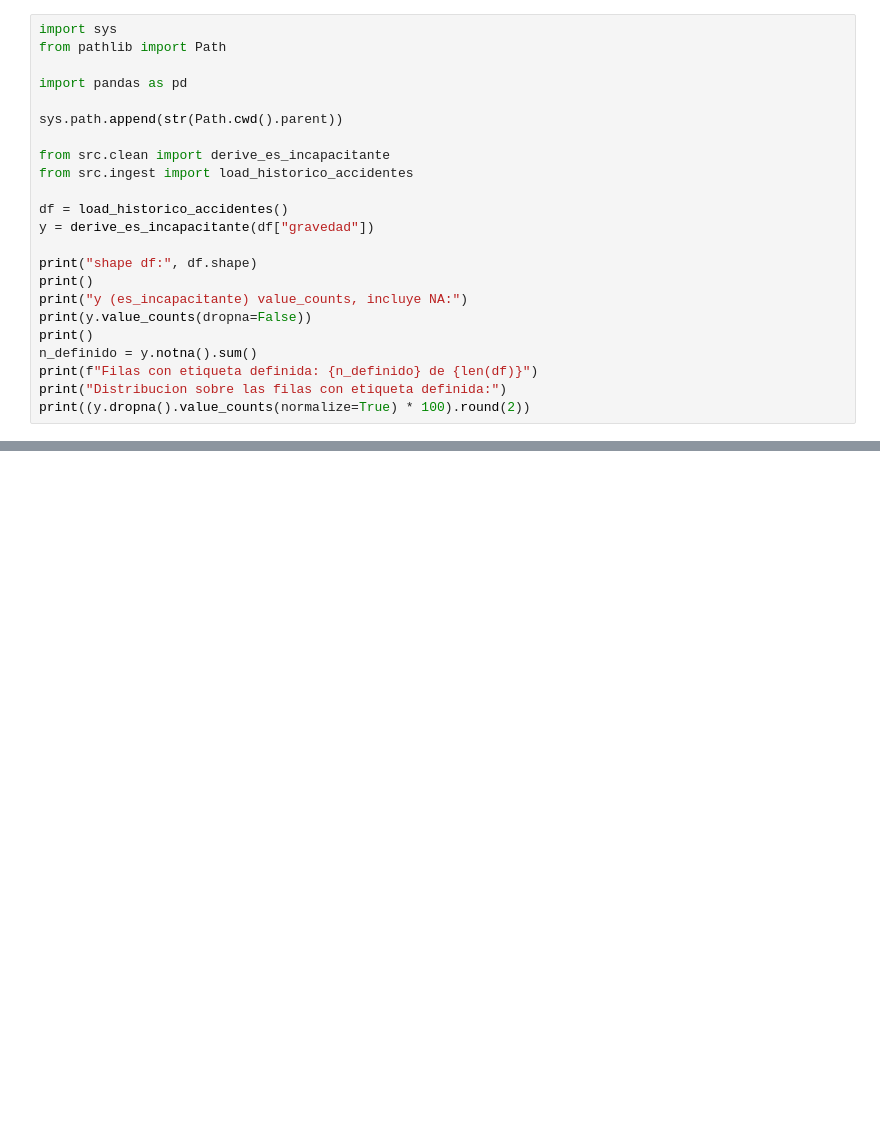
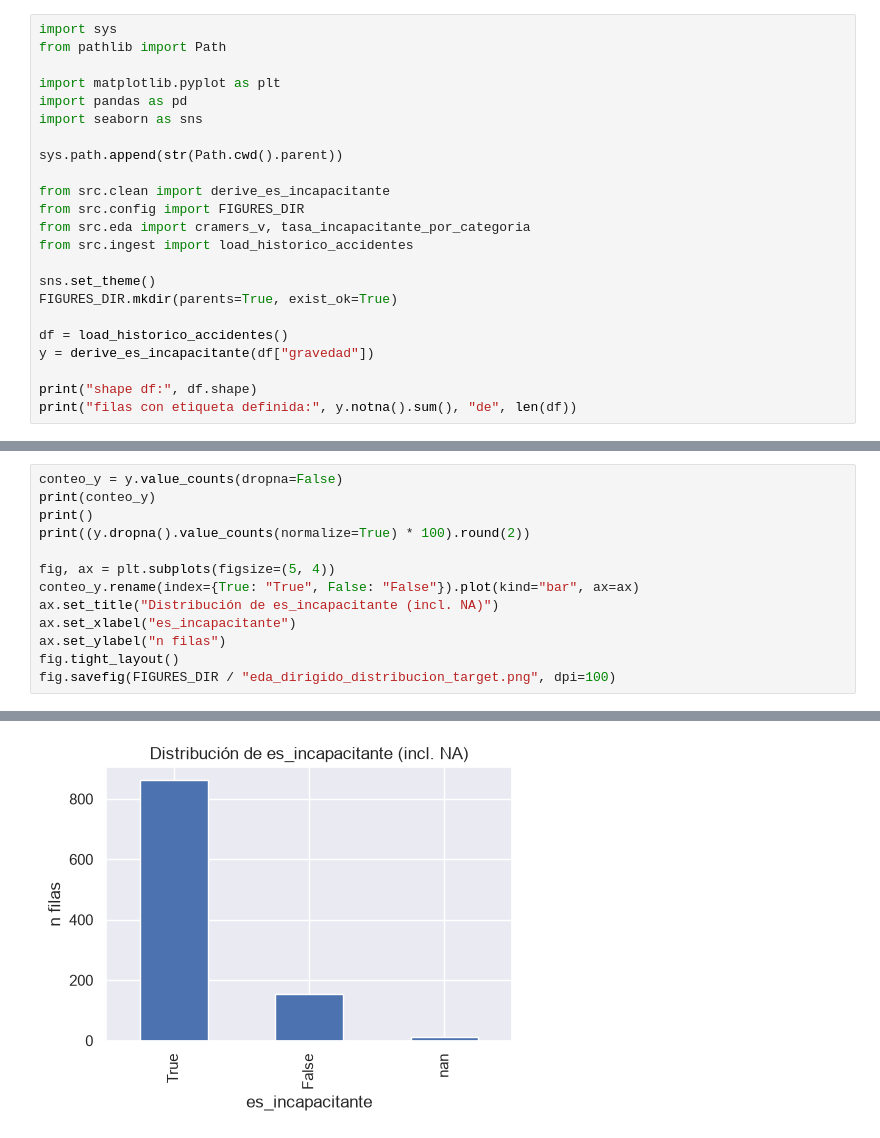
Before and after one commit to Jerimy2021/Applied-Machine-Learning, a Jupyter notebook: notebooks/02_eda_dirigido.ipynb, the cells around one changed output, grey strips where cells are left out. Cells and saved outputs as stored; diff of their text form; blank space fills up the shorter version.

```diff
--- a/notebooks/02_eda_dirigido.ipynb
+++ b/notebooks/02_eda_dirigido.ipynb
@@ -14,24 +19,24 @@ La lógica vive en `src/clean.py` (`derive_es_incapacitante`,
 import sys
 from pathlib import Path
 
+import matplotlib.pyplot as plt
 import pandas as pd
+import seaborn as sns
 
 sys.path.append(str(Path.cwd().parent))
 
 from src.clean import derive_es_incapacitante
+from src.config import FIGURES_DIR
+from src.eda import cramers_v, tasa_incapacitante_por_categoria
 from src.ingest import load_historico_accidentes
+
+sns.set_theme()
+FIGURES_DIR.mkdir(parents=True, exist_ok=True)
 
 df = load_historico_accidentes()
 y = derive_es_incapacitante(df["gravedad"])
 
 print("shape df:", df.shape)
-print()
-print("y (es_incapacitante) value_counts, incluye NA:")
-print(y.value_counts(dropna=False))
-print()
-n_definido = y.notna().sum()
-print(f"Filas con etiqueta definida: {n_definido} de {len(df)}")
-print("Distribucion sobre las filas con etiqueta definida:")
-print((y.dropna().value_counts(normalize=True) * 100).round(2))
+print("filas con etiqueta definida:", y.notna().sum(), "de", len(df))
 # %% [output]
 shape df: (1028, 27)
@@ -66,0 +50,14 @@ df[cols_numericas].corr()
+# %%
+conteo_y = y.value_counts(dropna=False)
+print(conteo_y)
+print()
+print((y.dropna().value_counts(normalize=True) * 100).round(2))
+
+fig, ax = plt.subplots(figsize=(5, 4))
+conteo_y.rename(index={True: "True", False: "False"}).plot(kind="bar", ax=ax)
+ax.set_title("Distribución de es_incapacitante (incl. NA)")
+ax.set_xlabel("es_incapacitante")
+ax.set_ylabel("n filas")
+fig.tight_layout()
+fig.savefig(FIGURES_DIR / "eda_dirigido_distribucion_target.png", dpi=100)
+# %% [output]
@@ -66,0 +74 @@ df[cols_numericas].corr()
+[figure, added]
```
Also changed, not shown: parts of 29 cells of this notebook, 6 other files.
